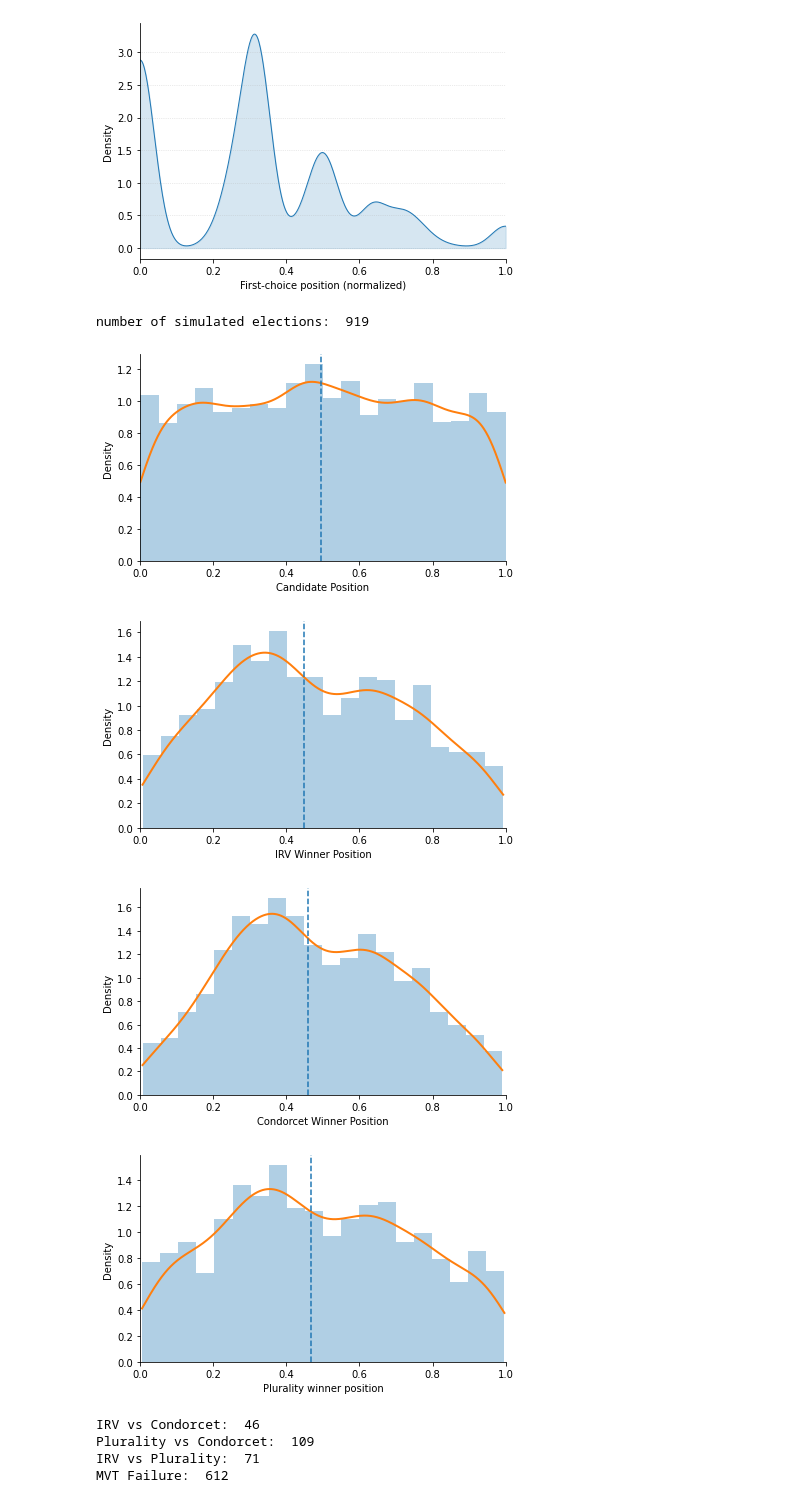
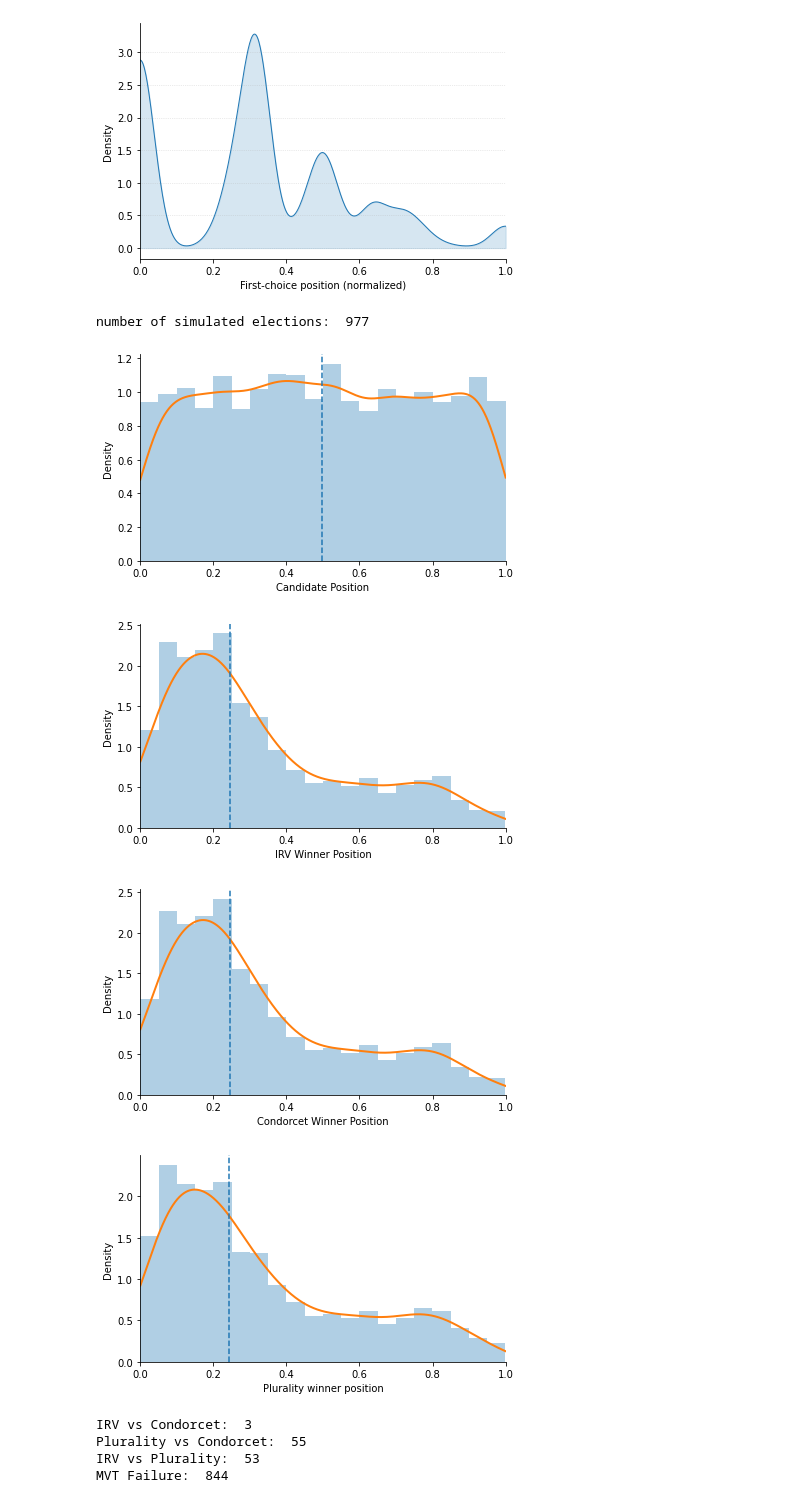
Before and after one commit to SamWangPhD/bugs-in-democracy, a Jupyter notebook: cleaned files/simulations(2).ipynb, the cells around one changed output. Saved outputs shown, nothing was run; the diff lists cells and outputs as text; code cells hidden in the pictures.

```diff
--- a/cleaned files/simulations(2).ipynb
+++ b/cleaned files/simulations(2).ipynb
@@ -86,12 +86,12 @@ print(f"Loaded {total_files} primaryfiles → combined length: {primary_dist.siz
 Loaded 362 files → combined length: 12722034
 Loaded 362 primaryfiles → combined length: 3198523
 # %%
-local_dist = np.asarray(local_dist, dtype=float)
+state_dist = np.asarray(state_dist, dtype=float)
 
-print(local_dist.size)
-if local_dist.size >= 2:
+print(state_dist.size)
+if state_dist.size >= 2:
     # KDE on [0, 1]
-    kde = gaussian_kde(local_dist)   # try 'silverman' or numbers like 0.8/1.2 to adjust smoothness
+    kde = gaussian_kde(state_dist)   # try 'silverman' or numbers like 0.8/1.2 to adjust smoothness
     x = np.linspace(0, 1, 512)
     yp = kde(x)
 
@@ -581,8 +581,12 @@ def top_n_gamma_bullet(
         first_place_support.get(irv_winner, -1),
         first_place_support.get(plurality_winner, -1),
     )
+# %%
+bullet_rate_state = 0.49
+bullet_rate_federal = 0.39
+bullet_rate_local = 0.32
 # %%
-# N = 4, STATE
+# N = 5, STATE
 data = np.asarray(state_dist, float)
 data = data[np.isfinite(data)]
 rng = np.random.default_rng(0)
@@ -601,7 +605,7 @@ candidate_dist = (x_can, y_can)
 
 
 N_SIM = 1000
-N_CANDIDATES = 4
+N_CANDIDATES = 5
 
 irv_winners = []
 condorcet_winners = []
@@ -631,7 +635,8 @@ for i in range(N_SIM):
         candidate_dist=candidate_dist,
         nl_dist = vals_state,
         level = level,
-        visualize=False
+        visualize=False,
+        bullet_rate=bullet_rate_state
     )
 
     gamma_dist_state_3.append(gamma)
@@ -782,40 +787,40 @@ yy = kde_w(xx)
 med = float(np.median(plurality_winners))
 lo, hi = hdi(plurality_winners, alpha=0.05)
 
 plt.figure(figsize=(6.0, 3.6))
 plt.hist(plurality_winners, bins=bins, density=True, alpha=0.35, edgecolor='none')
 plt.plot(xx, yy, linewidth=2)
 plt.axvline(med, linestyle='--', linewidth=1.5)
 #plt.axvspan(lo, hi, alpha=0.15)
 
 plt.xlabel("Plurality winner position")
 plt.ylabel("Density")
 plt.xlim(0, 1)  # positions are normalized in your pipeline
 #plt.title(f"Distribution of IRV winners over {N_SIM} simulations")
 plt.tight_layout()
 
 ax = plt.gca()
 ax.spines['top'].set_visible(False)
 ax.spines['right'].set_visible(False)
 ax.tick_params(top=False, right=False)
 # Save at publication quality
 #plt.savefig("irv_winner_distribution.pdf")
 #plt.savefig("irv_winner_distribution.png", dpi=300)
 plt.show()
 
 
 print("IRV vs Condorcet: ", irv_condorcet_differences)
 print("Plurality vs Condorcet: ", plurality_condorcet_differences)
 print("IRV vs Plurality: ", irv_plurality_differences)
 print("MVT Failure: ", median_voter_theorem_failure)
 # %% [output]
-number of simulated elections:  919
+number of simulated elections:  977
-[figure, old version]
+[figure, new version]
-[figure, old version]
+[figure, new version]
-[figure, old version]
+[figure, new version]
-[figure, old version]
+[figure, new version]
-IRV vs Condorcet:  46
-Plurality vs Condorcet:  109
-IRV vs Plurality:  71
-MVT Failure:  612
+IRV vs Condorcet:  3
+Plurality vs Condorcet:  55
+IRV vs Plurality:  53
+MVT Failure:  844
 # %%
```
Also changed, not shown: parts of 3 cells of this notebook, 1 other file.
